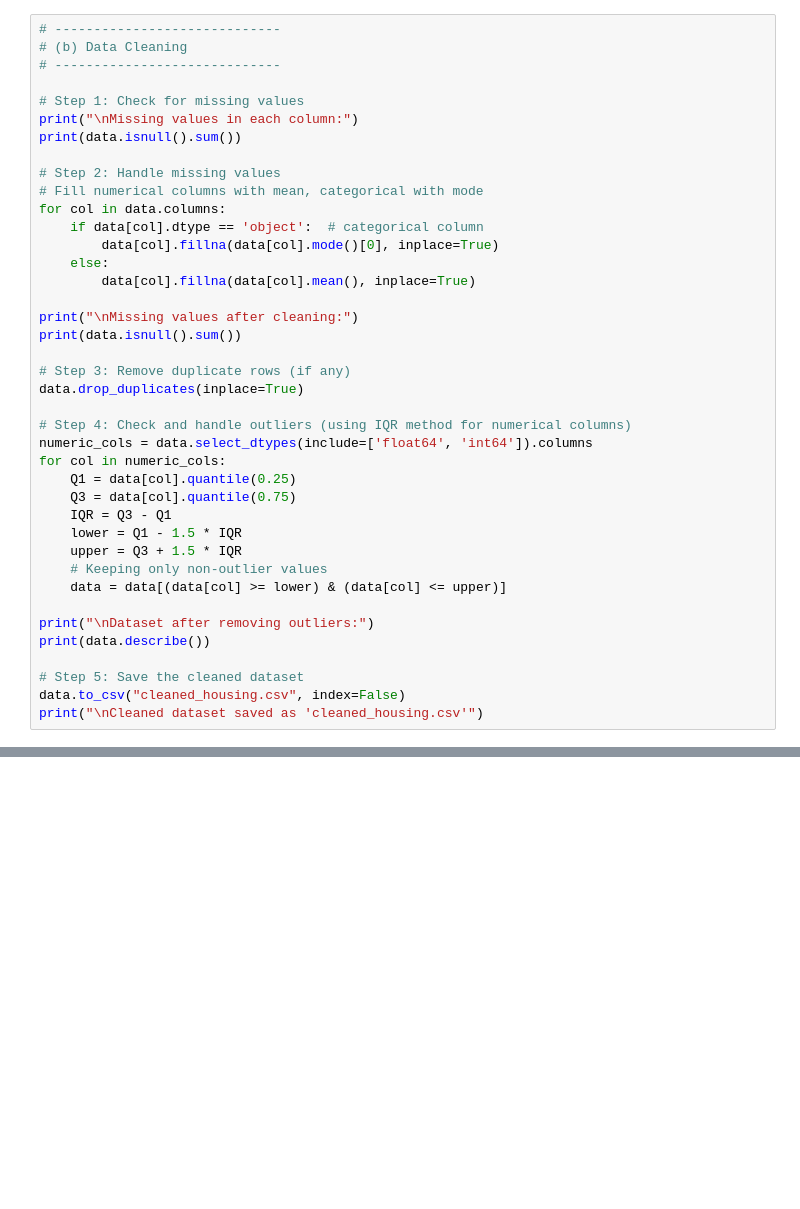
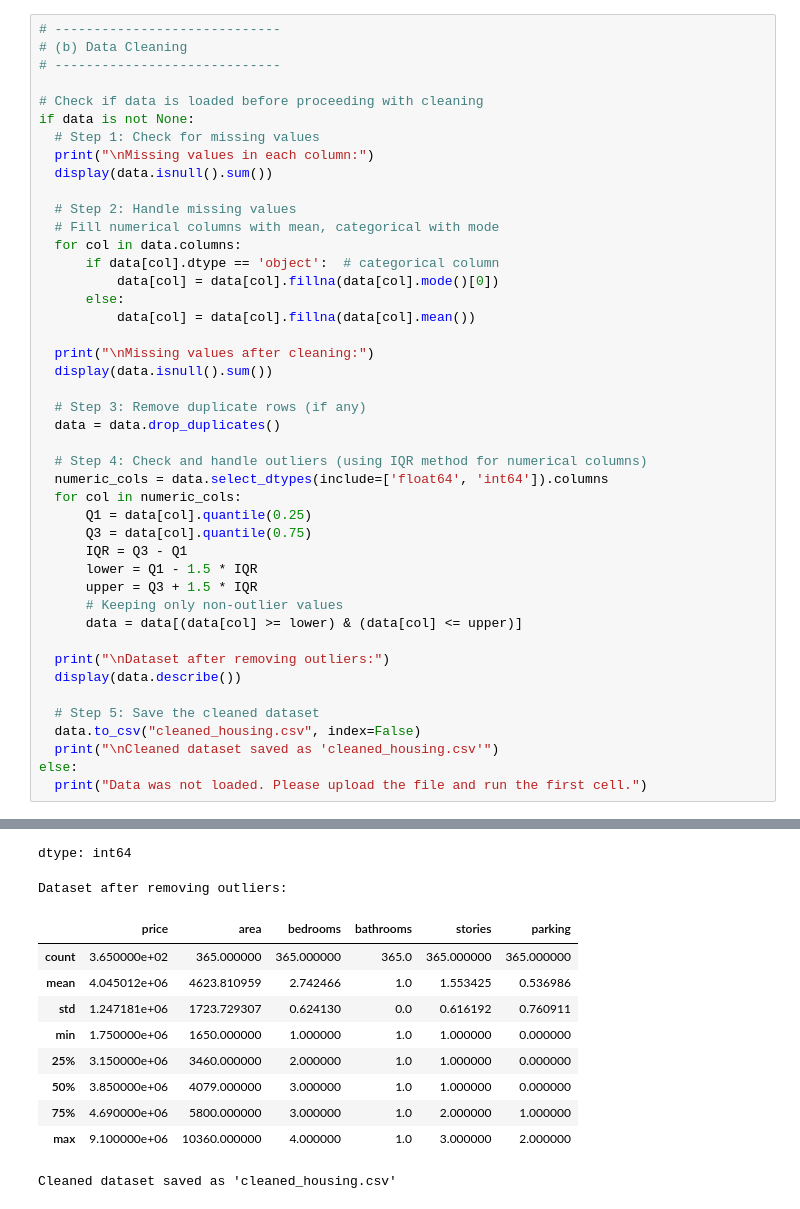
Before and after one commit to kalyanSadhukhan/ML_LAB, a Jupyter notebook: ML_EXP_1.ipynb, the cells around one changed output, grey strips where cells are left out. Drawn from its saved outputs; the diff is of its cells as text; blank space fills up the shorter version.

```diff
--- a/ML_EXP_1.ipynb
+++ b/ML_EXP_1.ipynb
@@ -96,40 +110,44 @@ parking    0.384394  0.352980  0.139270   0.177496  0.045547  1.000000
 # (b) Data Cleaning
 # -----------------------------
 
-# Step 1: Check for missing values
-print("\nMissing values in each column:")
-print(data.isnull().sum())
+# Check if data is loaded before proceeding with cleaning
+if data is not None:
+  # Step 1: Check for missing values
+  print("\nMissing values in each column:")
+  display(data.isnull().sum())
 
-# Step 2: Handle missing values
-# Fill numerical columns with mean, categorical with mode
-for col in data.columns:
-    if data[col].dtype == 'object':  # categorical column
-        data[col].fillna(data[col].mode()[0], inplace=True)
-    else:
-        data[col].fillna(data[col].mean(), inplace=True)
+  # Step 2: Handle missing values
+  # Fill numerical columns with mean, categorical with mode
+  for col in data.columns:
+      if data[col].dtype == 'object':  # categorical column
+          data[col] = data[col].fillna(data[col].mode()[0])
+      else:
+          data[col] = data[col].fillna(data[col].mean())
 
-print("\nMissing values after cleaning:")
-print(data.isnull().sum())
+  print("\nMissing values after cleaning:")
+  display(data.isnull().sum())
 
-# Step 3: Remove duplicate rows (if any)
-data.drop_duplicates(inplace=True)
+  # Step 3: Remove duplicate rows (if any)
+  data = data.drop_duplicates()
 
-# Step 4: Check and handle outliers (using IQR method for numerical columns)
-numeric_cols = data.select_dtypes(include=['float64', 'int64']).columns
-for col in numeric_cols:
-    Q1 = data[col].quantile(0.25)
-    Q3 = data[col].quantile(0.75)
-    IQR = Q3 - Q1
-    lower = Q1 - 1.5 * IQR
-    upper = Q3 + 1.5 * IQR
-    # Keeping only non-outlier values
-    data = data[(data[col] >= lower) & (data[col] <= upper)]
+  # Step 4: Check and handle outliers (using IQR method for numerical columns)
+  numeric_cols = data.select_dtypes(include=['float64', 'int64']).columns
+  for col in numeric_cols:
+      Q1 = data[col].quantile(0.25)
+      Q3 = data[col].quantile(0.75)
+      IQR = Q3 - Q1
+      lower = Q1 - 1.5 * IQR
+      upper = Q3 + 1.5 * IQR
+      # Keeping only non-outlier values
+      data = data[(data[col] >= lower) & (data[col] <= upper)]
 
-print("\nDataset after removing outliers:")
-print(data.describe())
+  print("\nDataset after removing outliers:")
+  display(data.describe())
 
-# Step 5: Save the cleaned dataset
-data.to_csv("cleaned_housing.csv", index=False)
-print("\nCleaned dataset saved as 'cleaned_housing.csv'")
+  # Step 5: Save the cleaned dataset
+  data.to_csv("cleaned_housing.csv", index=False)
+  print("\nCleaned dataset saved as 'cleaned_housing.csv'")
+else:
+  print("Data was not loaded. Please upload the file and run the first cell.")
 # %% [output]
 Missing values in each column:
@@ -163,0 +184,12 @@ For example, when doing 'df[col].method(value, inplace=True)', try using 'df.met
+dtype: int64
+Dataset after removing outliers:
+|  | price | area | bedrooms | bathrooms | stories | parking |
+| count | 3.650000e+02 | 365.000000 | 365.000000 | 365.0 | 365.000000 | 365.000000 |
+| mean | 4.045012e+06 | 4623.810959 | 2.742466 | 1.0 | 1.553425 | 0.536986 |
+| std | 1.247181e+06 | 1723.729307 | 0.624130 | 0.0 | 0.616192 | 0.760911 |
+| min | 1.750000e+06 | 1650.000000 | 1.000000 | 1.0 | 1.000000 | 0.000000 |
+| 25% | 3.150000e+06 | 3460.000000 | 2.000000 | 1.0 | 1.000000 | 0.000000 |
+| 50% | 3.850000e+06 | 4079.000000 | 3.000000 | 1.0 | 1.000000 | 0.000000 |
+| 75% | 4.690000e+06 | 5800.000000 | 3.000000 | 1.0 | 2.000000 | 1.000000 |
+| max | 9.100000e+06 | 10360.000000 | 4.000000 | 1.0 | 3.000000 | 2.000000 |
+Cleaned dataset saved as 'cleaned_housing.csv'
```
Also changed, not shown: parts of 2 cells of this notebook.
